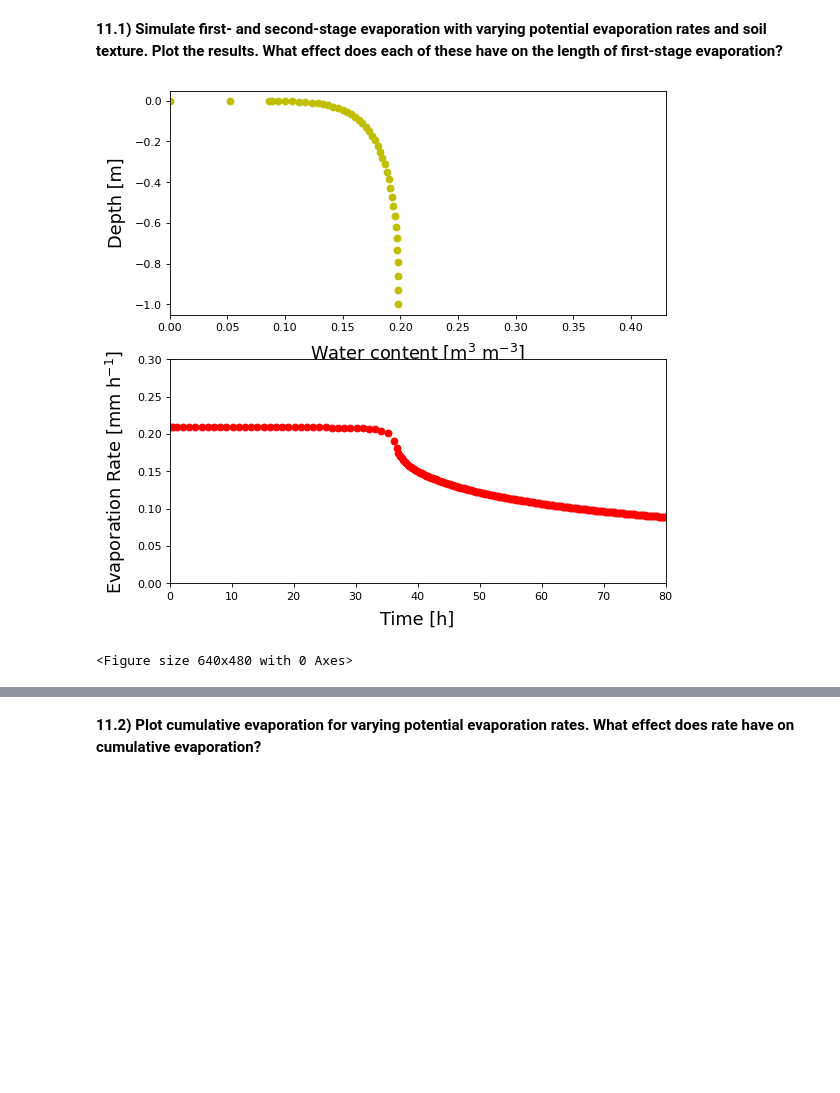
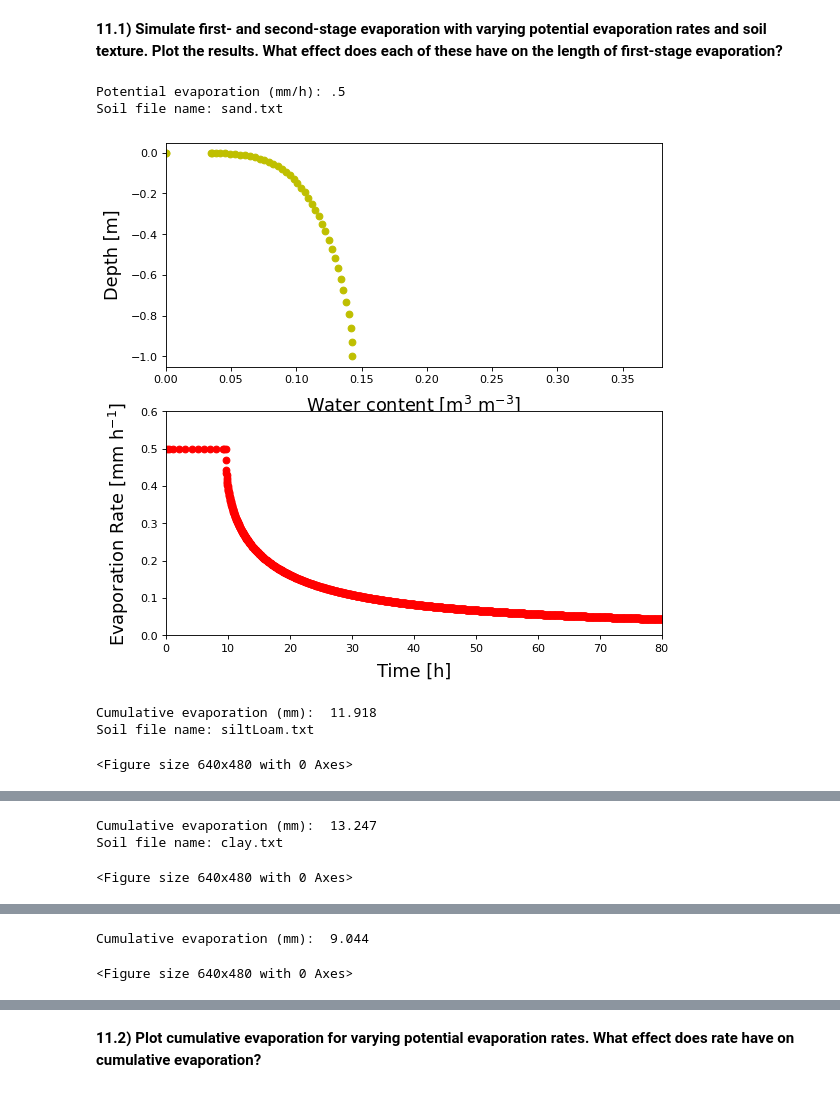
Before and after one commit to soil-physics-okstate/soil-physics-theory, a Jupyter notebook: content/chapter-11/dcd_ch11_hw.ipynb, the cells around one changed output, grey strips where cells are left out. Saved outputs shown, nothing was run; the diff lists cells and outputs as text; code cells hidden in the pictures; blank space fills up the shorter version.

```diff
--- a/content/chapter-11/dcd_ch11_hw.ipynb
+++ b/content/chapter-11/dcd_ch11_hw.ipynb
@@ -28,8 +27,20 @@ import PSP_vapor1D as vap
 # %% [markdown]
 **11.1)
 Simulate first- and second-stage evaporation with varying potential evaporation rates and soil texture. Plot the results. What effect does each of these have on the length of first-stage evaporation?**
-# %%
-run main_cole
-# %% [output]
-[figure, removed]
-<Figure size 640x480 with 0 Axes>
+# %%
+import importlib
+import PSP_soil
+importlib.reload(PSP_soil)
+%run main.py
+E_sand_50 = E
+%run main.py
+E_silt_50 = E
+%run main.py
+E_clay_50 = E
+# %% [output]
+Potential evaporation (mm/h): .5
+Soil file name: sand.txt
+[figure, added]
+Cumulative evaporation (mm):  11.918
+Soil file name: siltLoam.txt
+<Figure size 640x480 with 0 Axes>
@@ -35,0 +48,3 @@ run main_cole
+Cumulative evaporation (mm):  13.247
+Soil file name: clay.txt
+<Figure size 640x480 with 0 Axes>
@@ -35,0 +52,2 @@ run main_cole
+Cumulative evaporation (mm):  9.044
+<Figure size 640x480 with 0 Axes>
```
Also changed, not shown: parts of 8 cells of this notebook, 1 other file.
